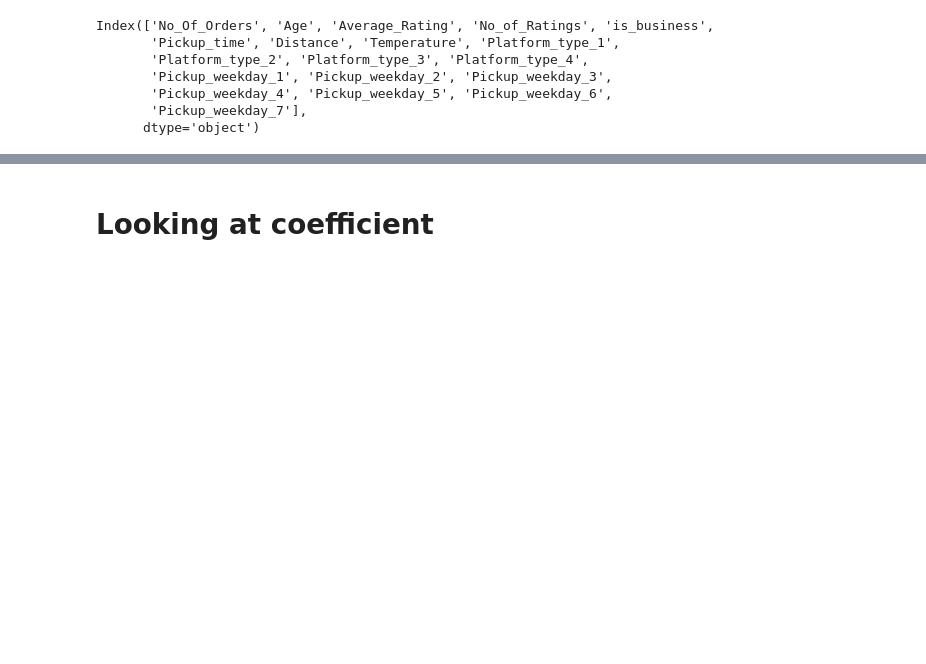
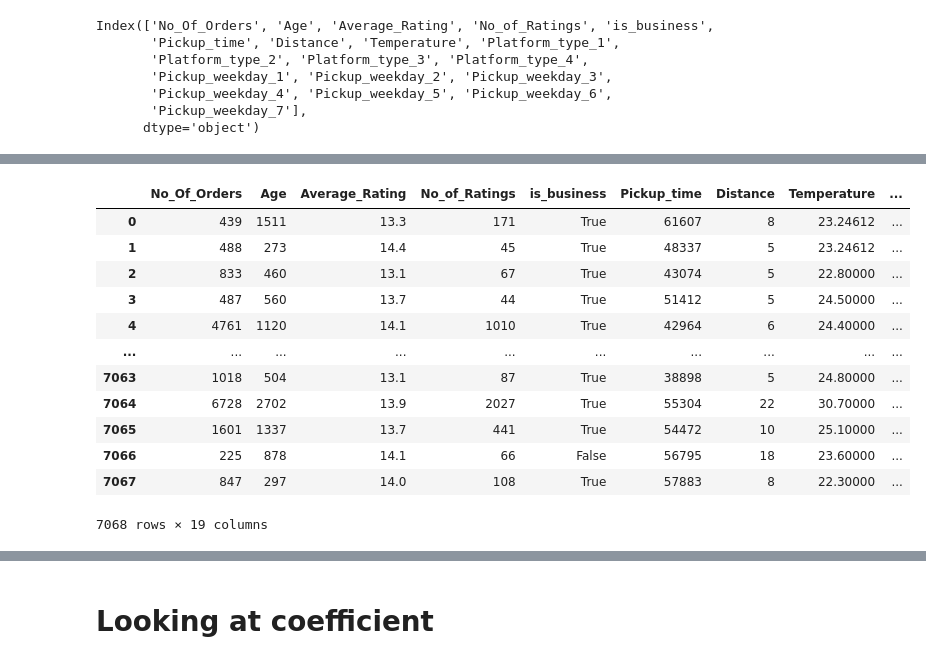
Before and after one commit to hughvd/sendy-logistics, a Jupyter notebook: model_exploration.ipynb, the cells around one changed output, grey strips where cells are left out. Saved outputs shown, nothing was run; the diff lists cells and outputs as text; code cells hidden in the pictures; blank space fills up the shorter version.

Commit message:
testing
added processed data files for easier train/testing
created a testing submit

```diff
--- a/modeling.ipynb
+++ b/model_exploration.ipynb
@@ -106,3 +106,7 @@ Index(['No_Of_Orders', 'Age', 'Average_Rating', 'No_of_Ratings', 'is_business',
        'Pickup_weekday_4', 'Pickup_weekday_5', 'Pickup_weekday_6',
        'Pickup_weekday_7'],
       dtype='object')
+# %%
+#Same processing on testing
+X_test = pd.read_pickle("clean_test.pkl")
+X_test.dtypes
@@ -108,0 +126,4 @@ Index(['No_Of_Orders', 'Age', 'Average_Rating', 'No_of_Ratings', 'is_business',
+# %%
+X_test["Pickup_weekday"] = X_test["Pickup_weekday"].astype("category")
+X_test["Platform_type"] = X_test["Platform_type"].astype("category")
+X_test.head()
@@ -108,0 +137,4 @@ Index(['No_Of_Orders', 'Age', 'Average_Rating', 'No_of_Ratings', 'is_business',
+# %%
+
+dummies = pd.get_dummies(X_test[["Platform_type", "Pickup_weekday"]])
+dummies.head()
@@ -108,0 +148,19 @@ Index(['No_Of_Orders', 'Age', 'Average_Rating', 'No_of_Ratings', 'is_business',
+# %%
+
+X_test = pd.concat([X_test, dummies], axis=1)
+X_test.drop(columns=["Platform_type", "Pickup_weekday", "Rider_id"], inplace=True)
+X_test
+# %% [output]
+|  | No_Of_Orders | Age | Average_Rating | No_of_Ratings | is_business | Pickup_time | Distance | Temperature | ... |
+| 0 | 439 | 1511 | 13.3 | 171 | True | 61607 | 8 | 23.24612 | ... |
+| 1 | 488 | 273 | 14.4 | 45 | True | 48337 | 5 | 23.24612 | ... |
+| 2 | 833 | 460 | 13.1 | 67 | True | 43074 | 5 | 22.80000 | ... |
+| 3 | 487 | 560 | 13.7 | 44 | True | 51412 | 5 | 24.50000 | ... |
+| 4 | 4761 | 1120 | 14.1 | 1010 | True | 42964 | 6 | 24.40000 | ... |
+| ... | ... | ... | ... | ... | ... | ... | ... | ... | ... |
+| 7063 | 1018 | 504 | 13.1 | 87 | True | 38898 | 5 | 24.80000 | ... |
+| 7064 | 6728 | 2702 | 13.9 | 2027 | True | 55304 | 22 | 30.70000 | ... |
+| 7065 | 1601 | 1337 | 13.7 | 441 | True | 54472 | 10 | 25.10000 | ... |
+| 7066 | 225 | 878 | 14.1 | 66 | False | 56795 | 18 | 23.60000 | ... |
+| 7067 | 847 | 297 | 14.0 | 108 | True | 57883 | 8 | 22.30000 | ... |
+7068 rows × 19 columns
```
Also changed, not shown: parts of 18 cells of this notebook, 6 other files.
